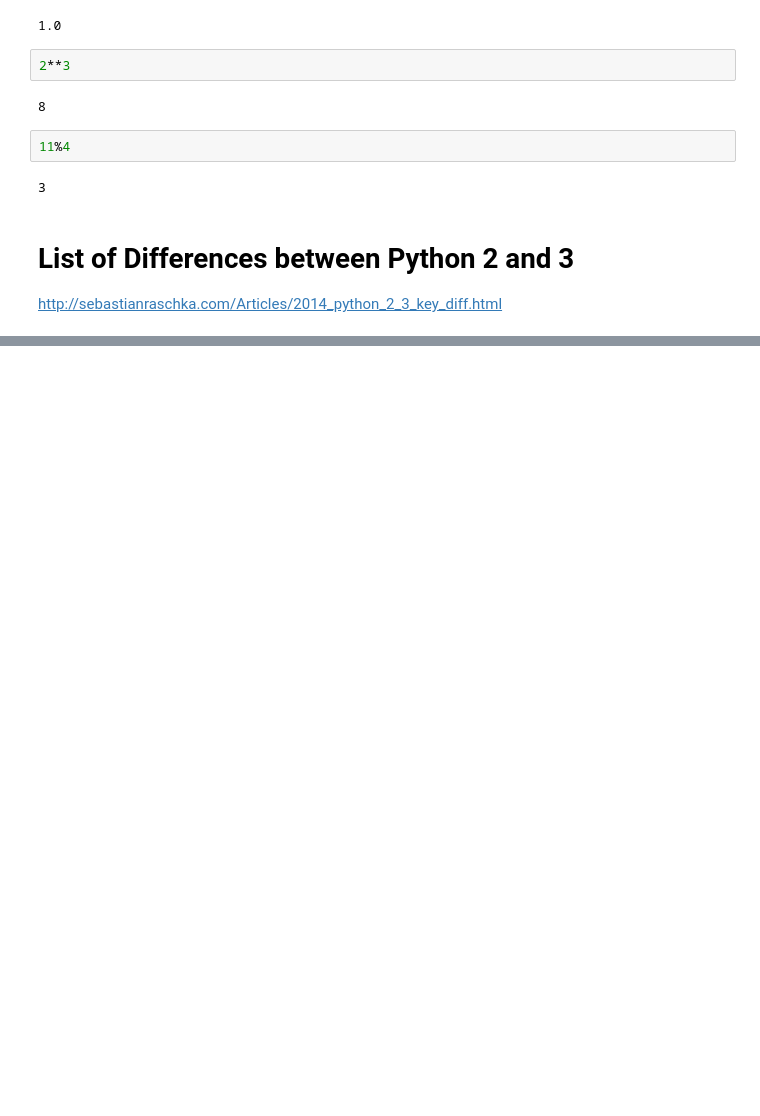
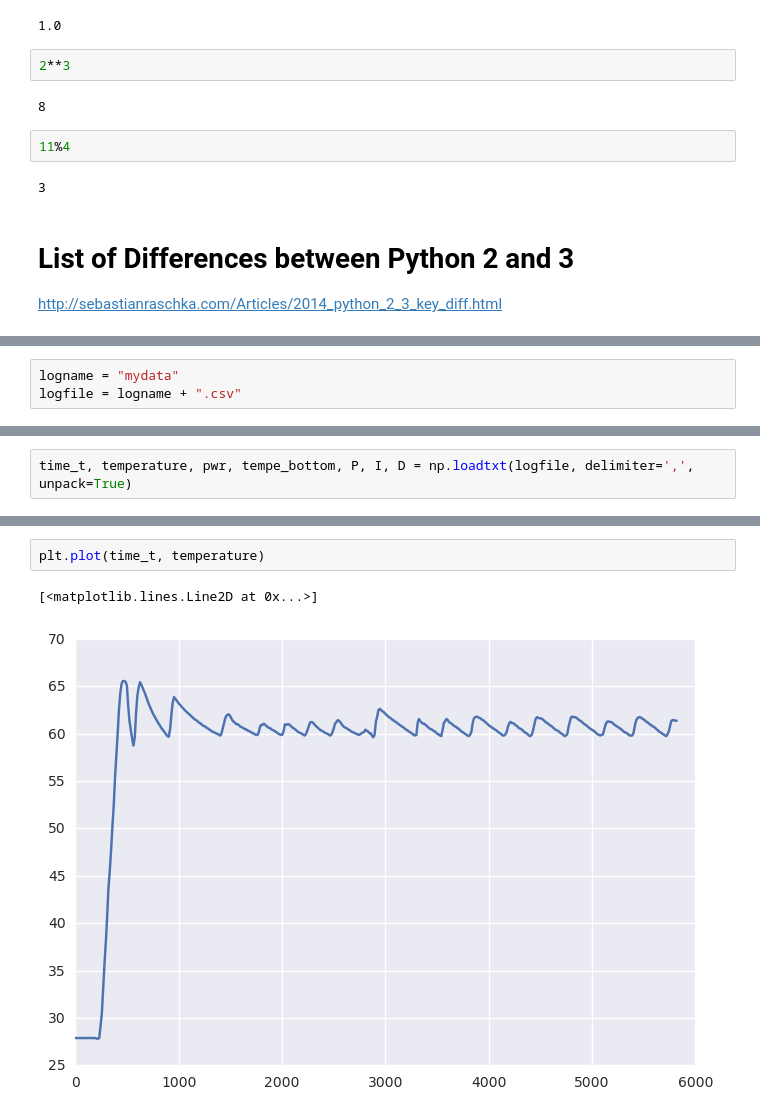
Before and after one commit to tmdojo/pythonmeetup, a Jupyter notebook: 20170726/PythonMeetup20170726.ipynb, the cells around one changed output, grey strips where cells are left out. Drawn from its saved outputs; the diff is of its cells as text; blank space fills up the shorter version.

```diff
--- a/20170726/PythonMeetup20170726.ipynb
+++ b/20170726/PythonMeetup20170726.ipynb
@@ -57,0 +64,3 @@ from matplotlib import pyplot as plt
+# %%
+logname = "mydata"
+logfile = logname + ".csv"
@@ -57,0 +102,2 @@ from matplotlib import pyplot as plt
+# %%
+time_t, temperature, pwr, tempe_bottom, P, I, D = np.loadtxt(logfile, delimiter=',', unpack=True)
@@ -57,0 +148,5 @@ from matplotlib import pyplot as plt
+# %%
+plt.plot(time_t, temperature)
+# %% [output]
+[<matplotlib.lines.Line2D at 0x...>]
+[figure, added]
```
Also changed, not shown: parts of 30 cells of this notebook, 8 other files.
